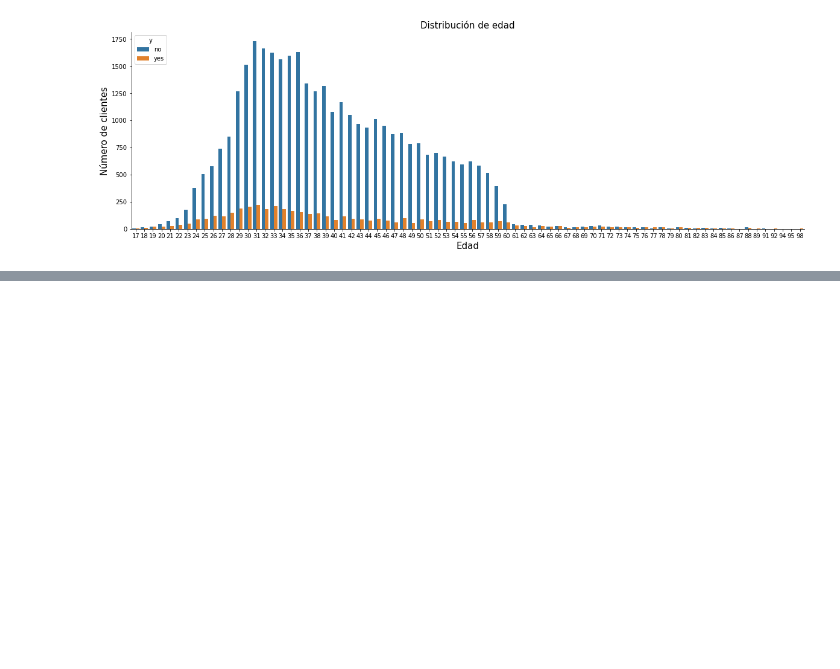
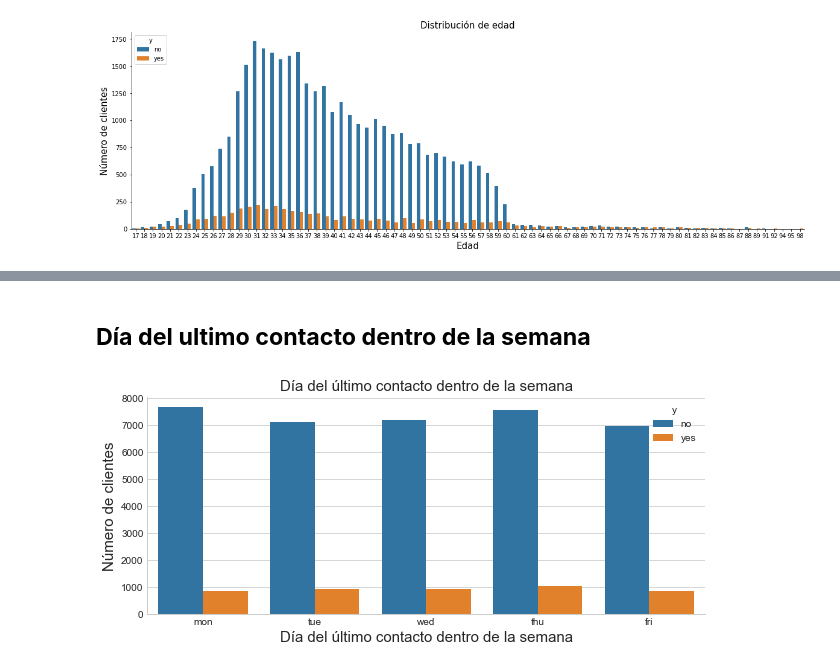
Before and after one commit to BenkosT/TP_Clasificacion, a Jupyter notebook: Notebooks/Clasificacion.ipynb, the cells around one changed output, grey strips where cells are left out. Cells and saved outputs as stored; diff of their text form; code cells hidden in the pictures; blank space fills up the shorter version.

```diff
--- a/Notebooks/Clasificacion.ipynb
+++ b/Notebooks/Clasificacion.ipynb
@@ -137,0 +182,12 @@ sns.despine()
+# %% [markdown]
+## **Día del ultimo contacto dentro de la semana**
+# %%
+fig, ax = plt.subplots()
+fig.set_size_inches(10, 4)
+sns.countplot(x = "day_of_week",hue = "y", data = data)
+ax.set_xlabel("Día del último contacto dentro de la semana", fontsize=15)
+ax.set_ylabel('Número de clientes', fontsize=15)
+ax.set_title("Día del último contacto dentro de la semana", fontsize=15)
+sns.despine()
+# %% [output]
+[figure, added]
```
Also changed, not shown: parts of 15 cells of this notebook.
